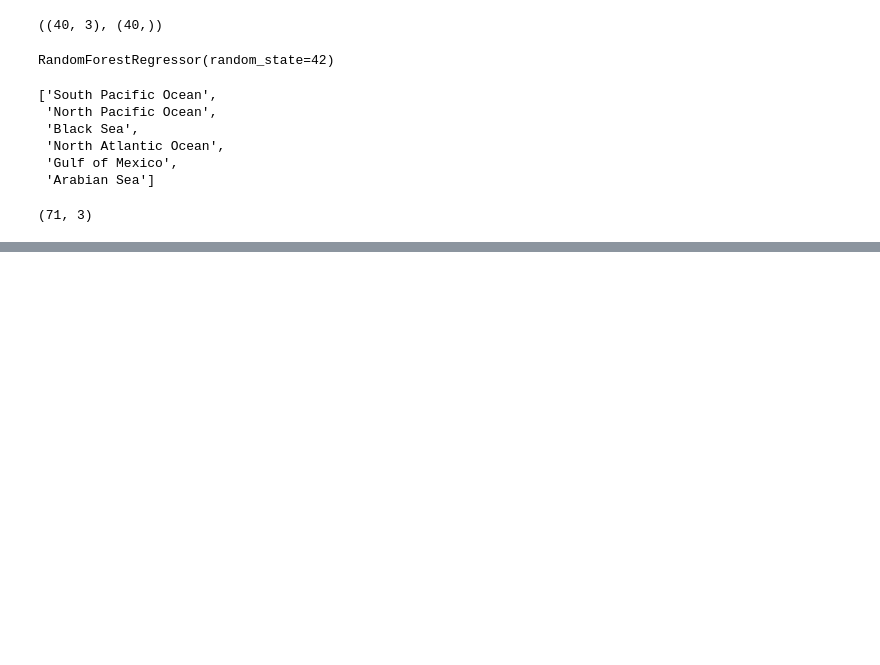
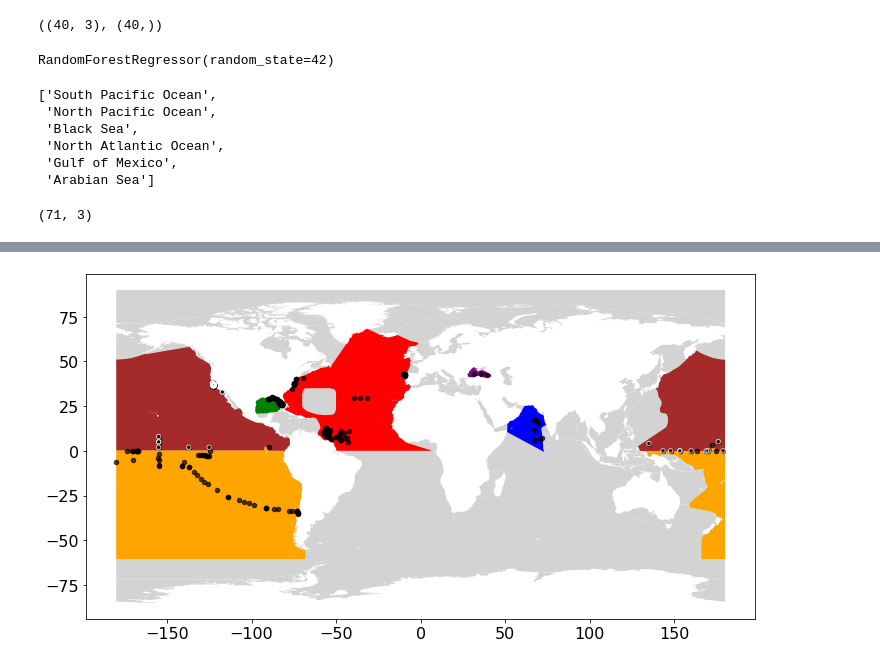
Before and after one commit to patrickcgray/ml_in_ocean_rs, a Jupyter notebook: spatial_generalizability.ipynb, the cells around one changed output, grey strips where cells are left out. Drawn from its saved outputs; the diff is of its cells as text; code cells hidden in the pictures; blank space fills up the shorter version.

```diff
--- a/spatial_generalizability.ipynb
+++ b/spatial_generalizability.ipynb
@@ -275,0 +206,18 @@ slope, intercept, r_value, p_value, std_err
+# %%
+fig, ax = plt.subplots(figsize=(12,8))
+
+ocean_regions_gdf.plot(ax=ax,color='lightgrey')
+ocean_regions_gdf[ocean_regions_gdf['name'] == 'South Pacific Ocean'].plot(ax=ax,color='orange')
+ocean_regions_gdf[ocean_regions_gdf['name'] == 'North Pacific Ocean'].plot(ax=ax,color='brown')
+ocean_regions_gdf[ocean_regions_gdf['name'] == 'Black Sea'].plot(ax=ax,color='purple')
+ocean_regions_gdf[ocean_regions_gdf['name'] == 'North Atlantic Ocean'].plot(ax=ax,color='red')
+ocean_regions_gdf[ocean_regions_gdf['name'] == 'Gulf of Mexico'].plot(ax=ax,color='green')
+ocean_regions_gdf[ocean_regions_gdf['name'] == 'Arabian Sea'].plot(ax=ax,color='blue')
+
+gdf.plot(color='black',markersize=20,alpha=.7,ax=ax)
+
+gdf.loc[X_main_train_idxs].plot(color='None',edgecolor='white',markersize=20,alpha=.7,ax=ax)
+# plt.savefig('figs/fig2_world_map_data.png',dpi=300)
+plt.show()
+# %% [output]
+[figure, added]
```
Also changed, not shown: parts of 28 cells of this notebook, 2 other files.
